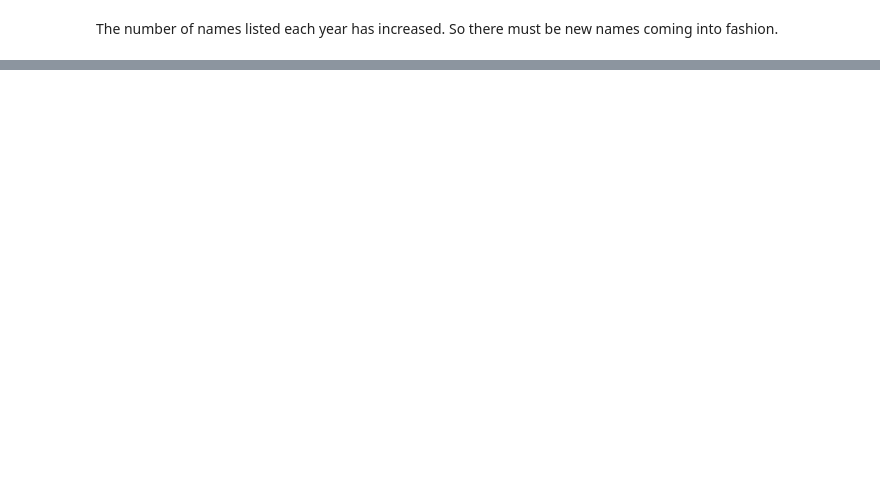
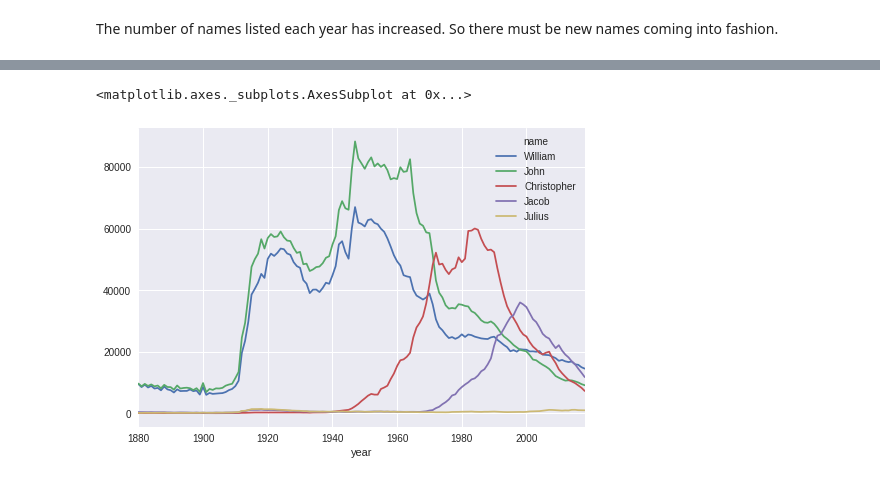
Before and after one commit to danj7/popular_baby_names, a Jupyter notebook: Baby Names - Names coming and going.ipynb, the cells around one changed output, grey strips where cells are left out. Saved outputs shown, nothing was run; the diff lists cells and outputs as text; code cells hidden in the pictures; blank space fills up the shorter version.

```diff
--- a/Baby Names - Names coming and going.ipynb
+++ b/Baby Names - Names coming and going.ipynb
@@ -98,0 +96,15 @@ namesM.head()
+# %%
+# Separating male and female names
+namesM = names[names.sex=='M'].reset_index(drop=True)
+namesF = names[names.sex=='F'].reset_index(drop=True)
+# Pivot to have names in columns and years as index
+namesMperYear = namesM.pivot(index='year', columns='name', values='number')
+namesMperYear = namesMperYear.replace(to_replace=np.NaN, value=0)
+namesMperYear =
+namesFperYear = namesF.pivot(index='year', columns='name', values='number')
+namesFperYear = namesFperYear.replace(to_replace=np.NaN, value=0)
+# %%
+namesMperYear[['William', 'John', 'Christopher', 'Jacob', 'Julius']].plot()
+# %% [output]
+<matplotlib.axes._subplots.AxesSubplot at 0x...>
+[figure, added]
```
Also changed, not shown: parts of 30 cells of this notebook, 4 other files.
